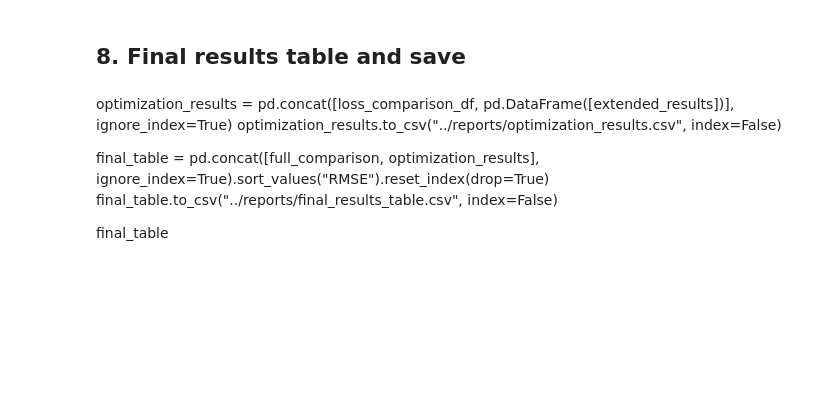
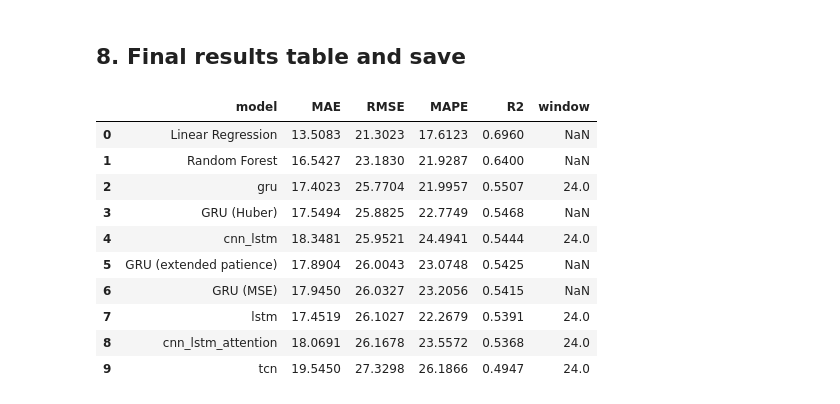
Before and after one commit to Muaadh-Nazly/energy-prediction, a Jupyter notebook: notebooks/05_Optimization_Evaluation.ipynb, the cells around one changed output. Drawn from its saved outputs; the diff is of its cells as text; code cells hidden in the pictures; blank space fills up the shorter version.

```diff
--- a/notebooks/05_Optimization_Evaluation.ipynb
+++ b/notebooks/05_Optimization_Evaluation.ipynb
@@ -295,12 +295,24 @@ diagnosis that the gap to Linear Regression is representational, not a
 training-budget problem]*
 # %% [markdown]
 ## 8. Final results table and save
-# %% [markdown]
-optimization_results = pd.concat([loss_comparison_df, pd.DataFrame([extended_results])], ignore_index=True)
-optimization_results.to_csv("../reports/optimization_results.csv", index=False)
-
-final_table = pd.concat([full_comparison, optimization_results], ignore_index=True).sort_values("RMSE").reset_index(drop=True)
-final_table.to_csv("../reports/final_results_table.csv", index=False)
-
-final_table
+# %%
+optimization_results = pd.concat([loss_comparison_df, pd.DataFrame([extended_results])], ignore_index=True)
+optimization_results.to_csv("../reports/optimization_results.csv", index=False)
+
+final_table = pd.concat([full_comparison, optimization_results], ignore_index=True).sort_values("RMSE").reset_index(drop=True)
+final_table.to_csv("../reports/final_results_table.csv", index=False)
+
+final_table
+# %% [output]
+|  | model | MAE | RMSE | MAPE | R2 | window |
+| 0 | Linear Regression | 13.5083 | 21.3023 | 17.6123 | 0.6960 | NaN |
+| 1 | Random Forest | 16.5427 | 23.1830 | 21.9287 | 0.6400 | NaN |
+| 2 | gru | 17.4023 | 25.7704 | 21.9957 | 0.5507 | 24.0 |
+| 3 | GRU (Huber) | 17.5494 | 25.8825 | 22.7749 | 0.5468 | NaN |
+| 4 | cnn_lstm | 18.3481 | 25.9521 | 24.4941 | 0.5444 | 24.0 |
+| 5 | GRU (extended patience) | 17.8904 | 26.0043 | 23.0748 | 0.5425 | NaN |
+| 6 | GRU (MSE) | 17.9450 | 26.0327 | 23.2056 | 0.5415 | NaN |
+| 7 | lstm | 17.4519 | 26.1027 | 22.2679 | 0.5391 | 24.0 |
+| 8 | cnn_lstm_attention | 18.0691 | 26.1678 | 23.5572 | 0.5368 | 24.0 |
+| 9 | tcn | 19.5450 | 27.3298 | 26.1866 | 0.4947 | 24.0 |
 # %% [markdown]
```
Also changed, not shown: parts of 35 cells of this notebook, 12 other files.
